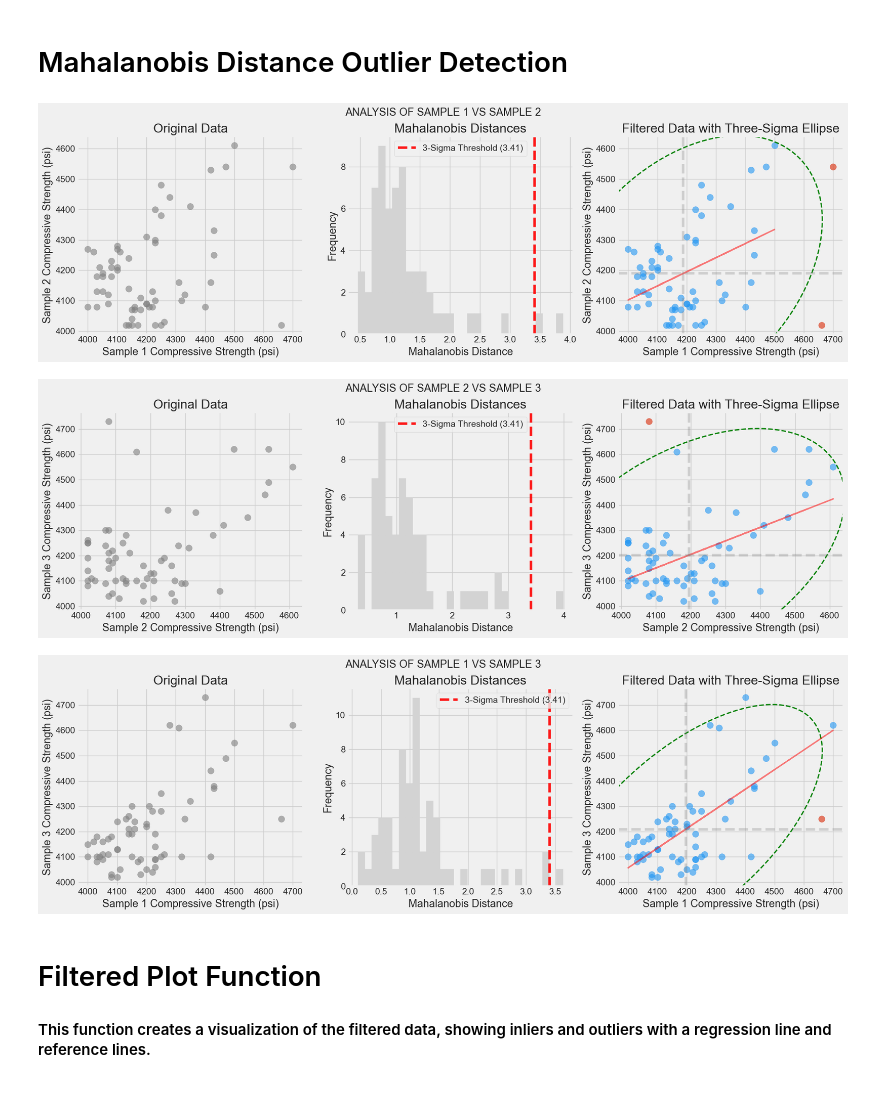
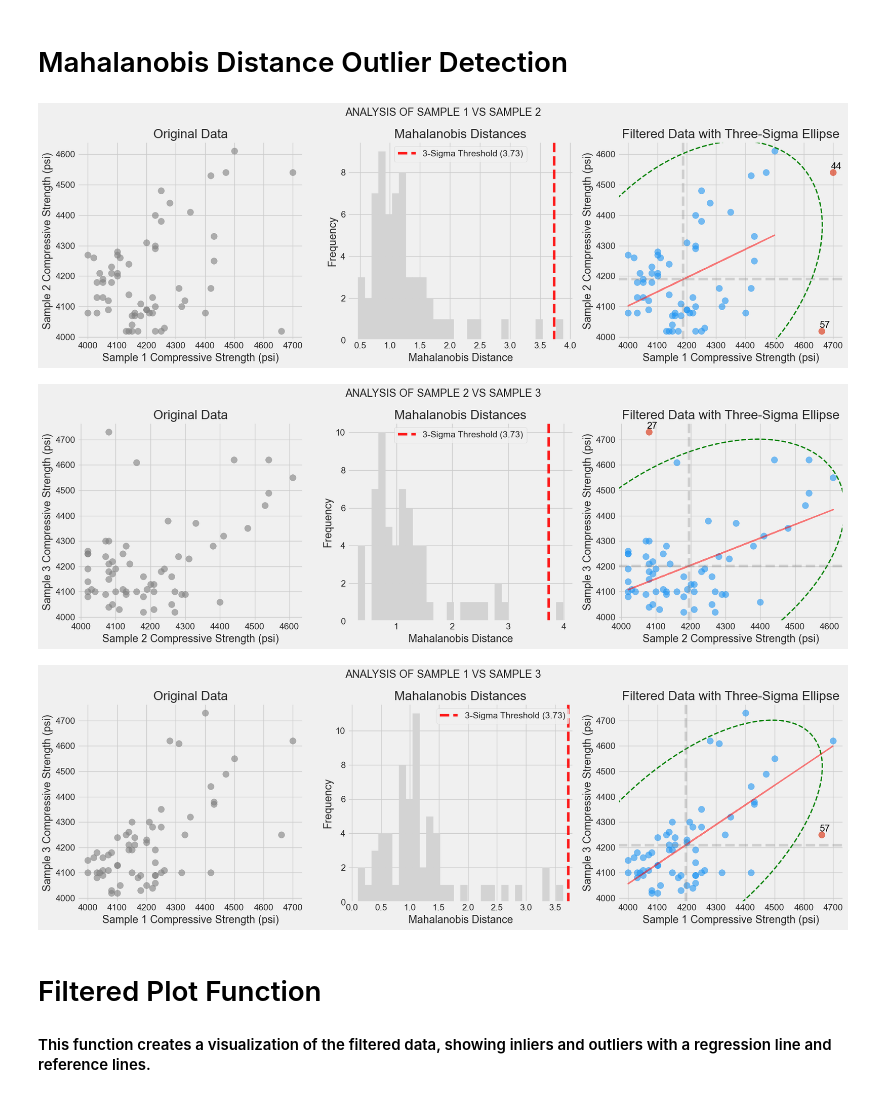
Before and after one commit to reneboygarcia/mahalanobis_filter, a Jupyter notebook: mahalanobis_filter.ipynb, the cells around one changed output. Drawn from its saved outputs; the diff is of its cells as text; code cells hidden in the pictures.

Commit message:
outlier annotation

```diff
--- a/mahalanobis_filter.ipynb
+++ b/mahalanobis_filter.ipynb
@@ -59,9 +59,13 @@ def process_data(data):
         sample1 = row["Sample 1"] if not pd.isna(row["Sample 1"]) else None
         sample2 = row["Sample 2"] if not pd.isna(row["Sample 2"]) else None
         sample3 = row["Sample 3"] if not pd.isna(row["Sample 3"]) else None
-        if sample1 is not None and sample2 is not None and sample3 is not None:
+        if all(pd.notna([sample1, sample2, sample3])):
             processed_data.append(
-                {"Sample 191": sample1, "Sample 192": sample2, "Sample 193": sample3}
+                {
+                    "Sample 191": sample1,
+                    "Sample 192": sample2,
+                    "Sample 193": sample3,
+                }
             )
     return pd.DataFrame(processed_data)
 
@@ -90,10 +94,11 @@ def create_pair_plot(data, save_graph=False):
         plot_kws={"line_kws": {"linestyle": "--", "linewidth": 2, "alpha": 0.5}},
         diag_kind="kde",
         diag_kws={"shade": True},
+        corner=True
     )
 
     # Add title
-    pair_plot.fig.suptitle(
+    pair_plot.figure.suptitle(
         "Concrete Compressive Strength \nSamples No. 191, No. 192, and No. 193",
         fontsize=14,
         y=1.02,
@@ -130,12 +135,16 @@ class MahalanobisFilter:
 
     def fit(self, X: pd.DataFrame):
         """Calculate mean and inverse covariance matrix from data"""
-        self.mean = np.mean(X, axis=0)
-        self.cov = np.cov(X, rowvar=False)
+        # Exclude 'Pile No.' from calculations if it exists
+        self.data_columns = X.columns.difference(['Pile No.'])
+        self.mean = np.mean(X[self.data_columns], axis=0)
+        self.cov = np.cov(X[self.data_columns], rowvar=False)
         self.inv_cov = np.linalg.inv(self.cov)
 
-    def mahalanobis_distance(self, x: np.ndarray) -> float:
+    def mahalanobis_distance(self, x: pd.Series) -> float:
         """Calculate Mahalanobis distance for a single point"""
+        # Ensure x is aligned with self.data_columns
+        x = x[self.data_columns]
         return mahalanobis(x, self.mean, self.inv_cov)
 
     def filter(
@@ -147,9 +156,9 @@ class MahalanobisFilter:
         Returns (inliers, outliers) as DataFrames.
         """
         # Calculate distances and three-sigma threshold
-        distances = np.array([self.mahalanobis_distance(point) for point in X.values])
+        distances = np.array([self.mahalanobis_distance(X.iloc[i]) for i in range(len(X))])
         threshold_distance = (
-            np.sqrt(chi2.ppf(0.997, df=X.shape[1])) + margin
+            np.sqrt(chi2.ppf(0.997, df=len(self.data_columns))) + margin
         )  # 3-sigma threshold with margin
 
         # Split data
@@ -161,7 +170,6 @@ class MahalanobisFilter:
 
 # ===== Data Processing =====
 
-
 def process_data(data: pd.DataFrame, sample_pairs: tuple) -> pd.DataFrame:
     """Extract and pair non-null samples from raw data.
 
@@ -172,8 +180,11 @@ def process_data(data: pd.DataFrame, sample_pairs: tuple) -> pd.DataFrame:
     Returns:
         DataFrame containing only complete pairs of samples
     """
+    # Include 'Pile No.' if it exists
+    columns_to_select = ['Pile No.'] + list(sample_pairs) if 'Pile No.' in data.columns else list(sample_pairs)
+
     df = (
-        data.loc[:, list(sample_pairs)]  # Select only the sample pair columns
+        data.loc[:, columns_to_select]  # Select only the necessary columns
         .dropna()  # Remove rows with any null values
         .copy()  # Return a copy to avoid SettingWithCopyWarning
     )
@@ -181,7 +192,6 @@ def process_data(data: pd.DataFrame, sample_pairs: tuple) -> pd.DataFrame:
 
 
 # ===== Visualization =====
-
 
 def plot_ellipse(
     mean: np.ndarray,
@@ -249,7 +259,7 @@ def create_plots(
     m_filter = MahalanobisFilter(alpha=alpha)
     m_filter.fit(data)
     distances = np.array(
-        [m_filter.mahalanobis_distance(point) for point in data.values]
+        [m_filter.mahalanobis_distance(data.iloc[i]) for i in range(len(data))]
     )
     threshold_distance = np.sqrt(chi2.ppf(0.997, df=data.shape[1]))  # 3-sigma threshold
 
@@ -284,6 +294,18 @@ def create_plots(
         label="Outliers",
     )
 
+    # Annotate outliers with 'Pile No.'
+    for _, row in outliers.iterrows():
+        axes[2].annotate(
+            row['Pile No.'],
+            (row[sample_pairs[0]], row[sample_pairs[1]]),
+            textcoords="offset points",
+            xytext=(5,5),
+            ha='center',
+            fontsize=15,
+            color='black'
+        )
+
     # Add regression line
     m, b = np.polyfit(inliers[sample_pairs[0]], inliers[sample_pairs[1]], 1)
     axes[2].plot(
@@ -317,7 +339,9 @@ def create_plots(
     axes[2].set_ylabel(f"{sample_pairs[1]} Compressive Strength (psi)")
     # axes[2].legend(loc='upper left')
 
-    plt.suptitle(f"ANALYSIS OF {sample_pairs[0].upper()} VS {sample_pairs[1].upper()}", y=0.95)
+    plt.suptitle(
+        f"ANALYSIS OF {sample_pairs[0].upper()} VS {sample_pairs[1].upper()}", y=0.97
+    )
 
     # Save image
     if save_graph:
@@ -330,36 +354,36 @@ def create_plots(
     plt.show()
 
 
 # Run main
 if __name__ == "__main__":
     # Define sample pairs for analysis
     sample_pairs = [
         ("Sample 1", "Sample 2"),
         ("Sample 2", "Sample 3"),
         ("Sample 1", "Sample 3"),
     ]
 
     # Load data
     data = df_sample  # Replace with your DataFrame containing the sample data
 
     # Process and analyze each pair of samples
     for pair in sample_pairs:
         # Process data for current pair
         processed_data = process_data(data, pair)
 
         # Filter outliers
         filter_obj = MahalanobisFilter(alpha=0.05)
         filter_obj.fit(processed_data)
         inliers, outliers = filter_obj.filter(processed_data)
 
         # Create plots
         create_plots(
             processed_data, inliers, outliers, pair, save_graph=True, alpha=0.05
         )
 # %% [output]
-[figure, old version]
+[figure, new version]
-[figure, old version]
+[figure, new version]
-[figure, old version]
+[figure, new version]
 # %% [markdown]
 # Filtered Plot Function
 #### This function creates a visualization of the filtered data, showing inliers and outliers with a regression line and reference lines.
```
Also changed, not shown: parts of 2 cells of this notebook, 4 other files.
